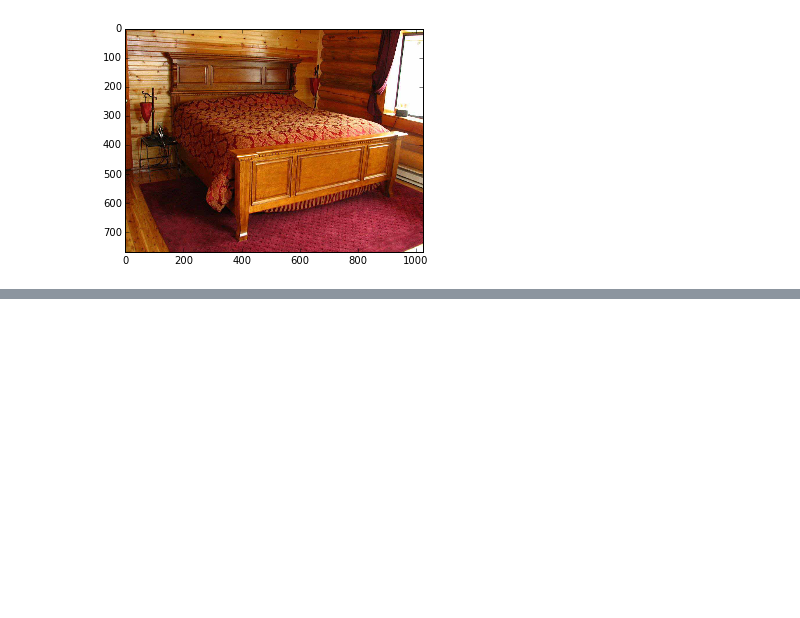
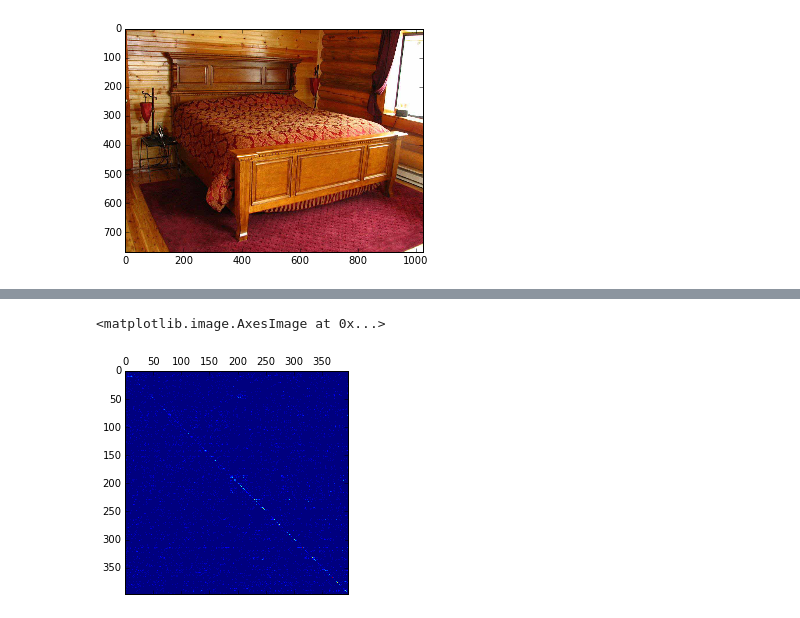
Before and after one commit to mprat/caffe, a Jupyter notebook: sun_play/testbed.ipynb, the cells around one changed output, grey strips where cells are left out. Saved outputs shown, nothing was run; the diff lists cells and outputs as text; code cells hidden in the pictures; blank space fills up the shorter version.

```diff
--- a/sun_play/testbed.ipynb
+++ b/sun_play/testbed.ipynb
@@ -108,0 +87,9 @@ plt.imshow(arraydata[1].T)
+# %%
+arg_sorts = confusion_matrix.argmax(axis=0).argsort()
+reconstructed_mat = np.zeros((397,397))
+for row_index in range(397):
+    reconstructed_mat[row_index] = confusion_matrix[row_index][arg_sorts]
+plt.matshow(reconstructed_mat[arg_sorts])
+# %% [output]
+<matplotlib.image.AxesImage at 0x...>
+[figure, added]
```
Also changed, not shown: parts of 19 cells of this notebook.
